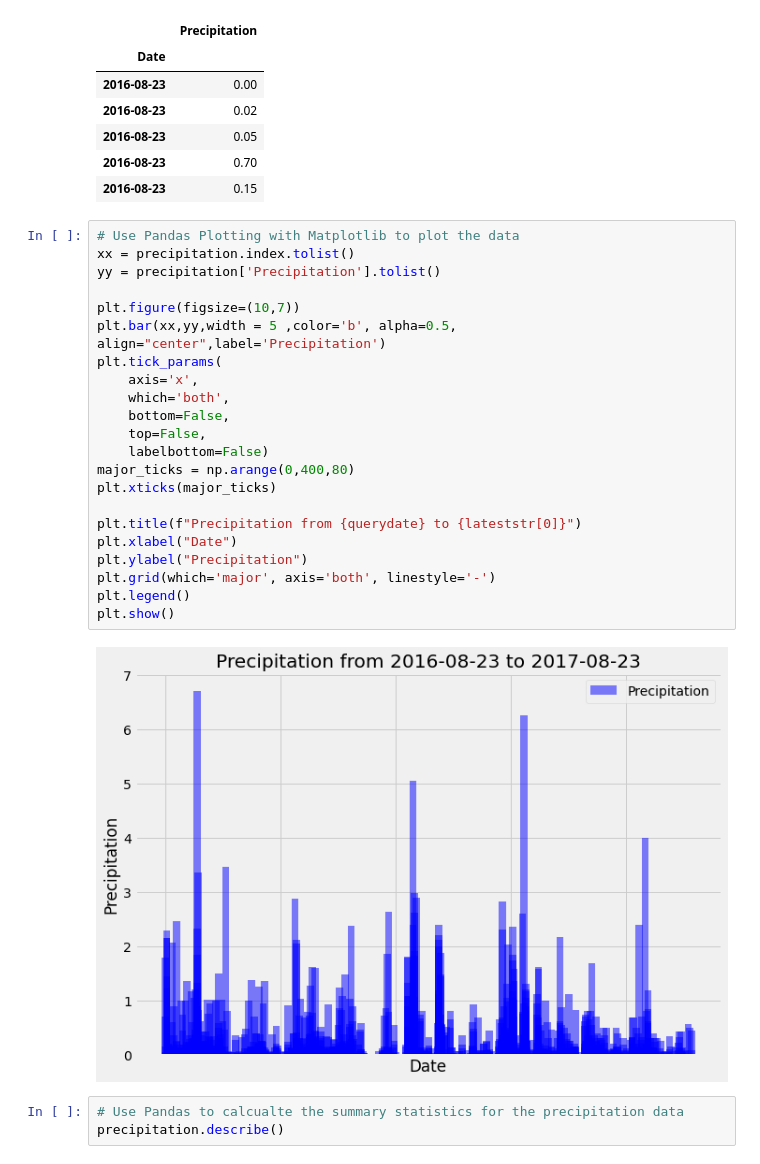
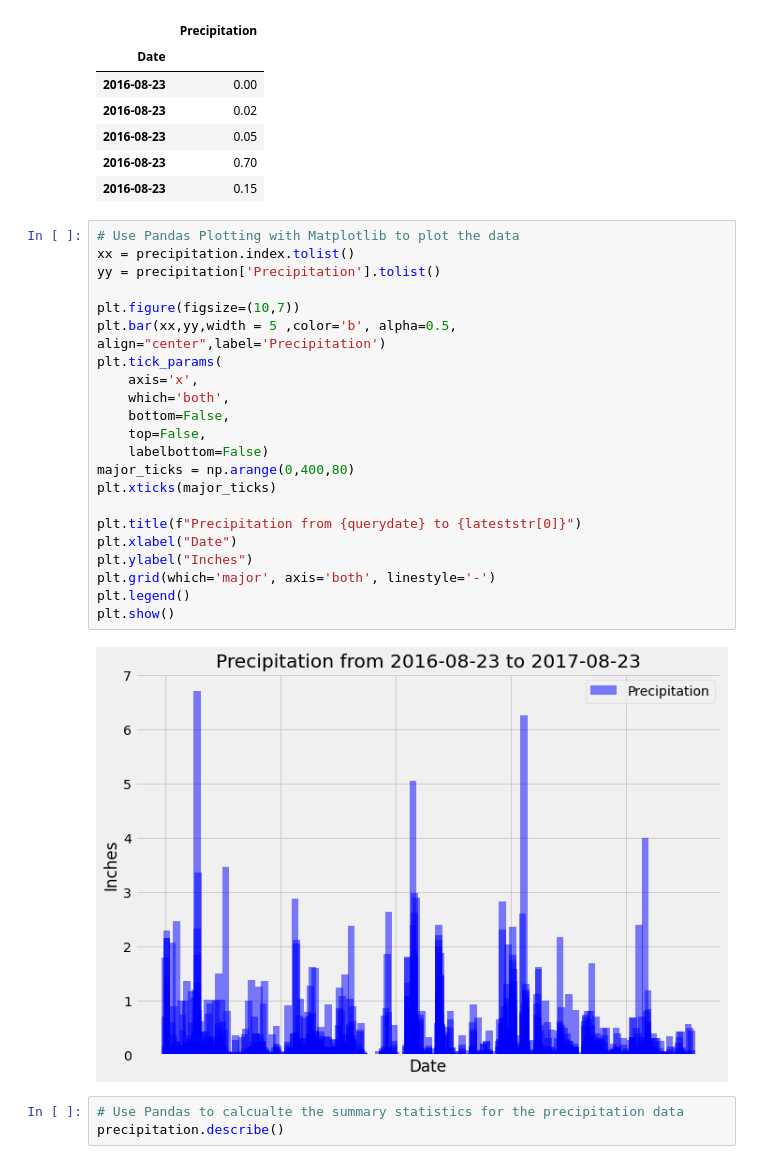
Before and after one commit to abarnatan/sqlalchemy-challenge, a Jupyter notebook: climate.ipynb, the cells around one changed output. Cells and saved outputs as stored; diff of their text form.

```diff
--- a/climate.ipynb
+++ b/climate.ipynb
@@ -73,27 +73,27 @@ precipitation.head()
 # %%
 # Use Pandas Plotting with Matplotlib to plot the data
 xx = precipitation.index.tolist()
 yy = precipitation['Precipitation'].tolist()
 
 plt.figure(figsize=(10,7))
 plt.bar(xx,yy,width = 5 ,color='b', alpha=0.5, align="center",label='Precipitation')
 plt.tick_params(
     axis='x',
     which='both',
     bottom=False,
     top=False,
     labelbottom=False)
 major_ticks = np.arange(0,400,80)
 plt.xticks(major_ticks)
 
 plt.title(f"Precipitation from {querydate} to {lateststr[0]}")
 plt.xlabel("Date")
-plt.ylabel("Precipitation")
+plt.ylabel("Inches")
 plt.grid(which='major', axis='both', linestyle='-')
 plt.legend()
 plt.show()
 # %% [output]
-[figure, old version]
+[figure, new version]
 # %%
 # Use Pandas to calcualte the summary statistics for the precipitation data
 precipitation.describe()
```
Also changed, not shown: parts of 3 cells of this notebook, 2 other files.
